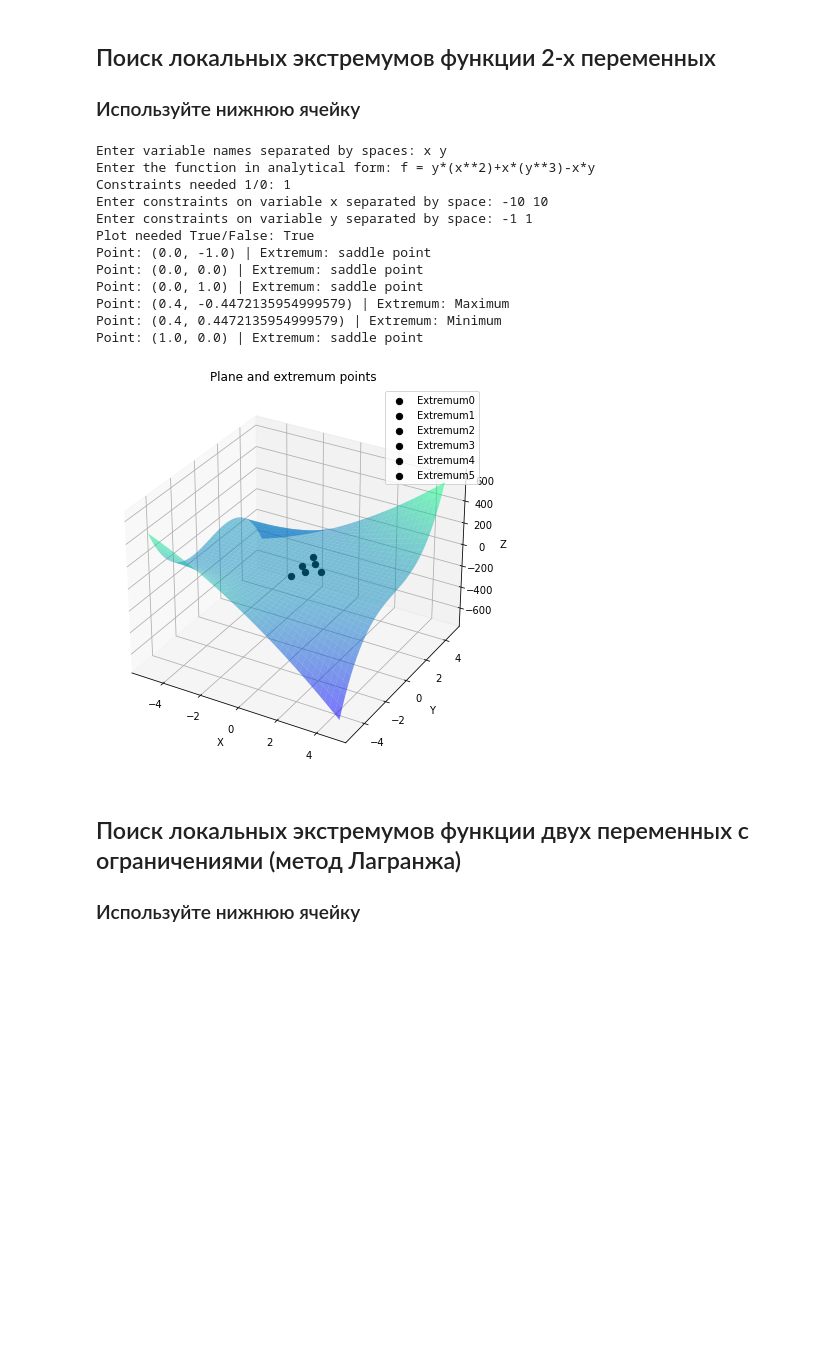
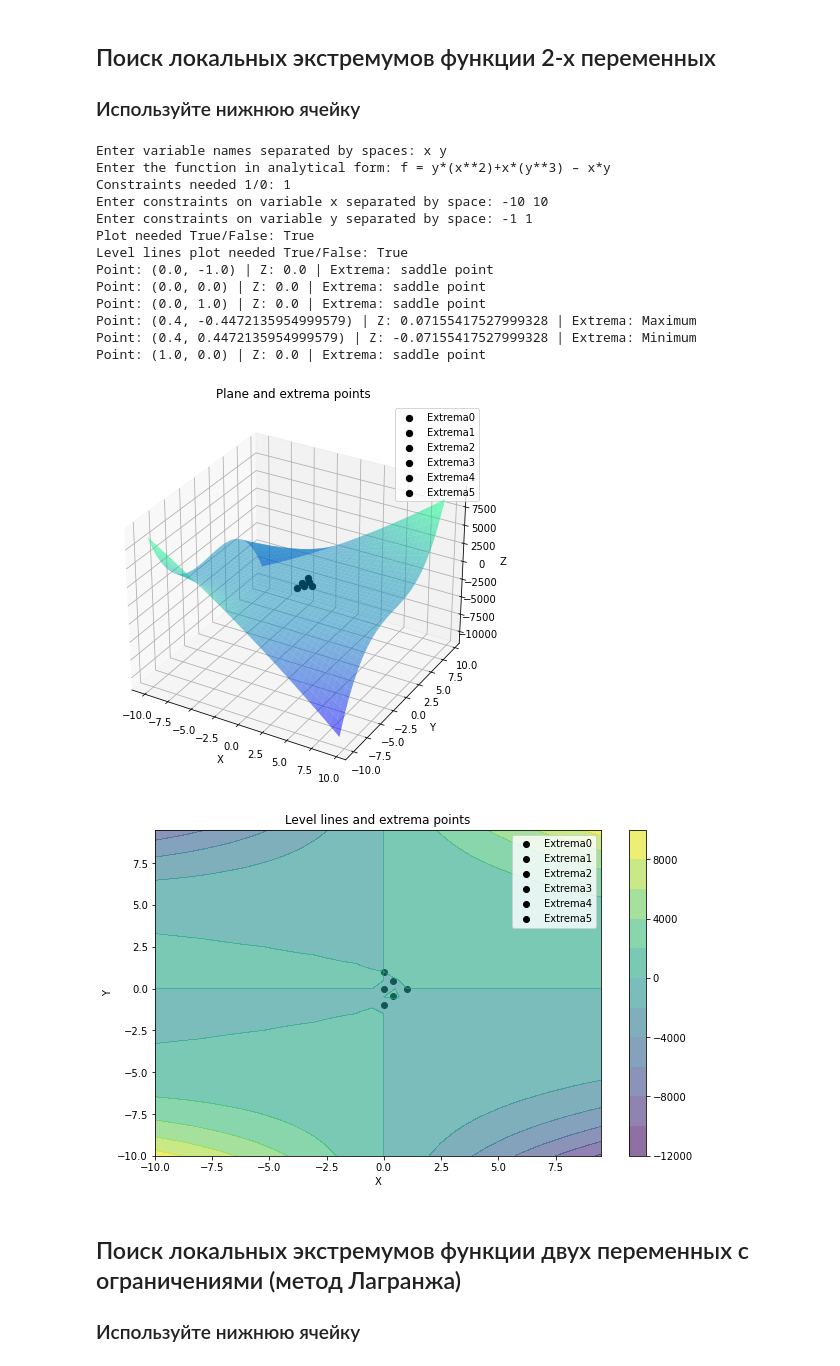
Before and after one commit to M1croZavr/ML_opt, a Jupyter notebook: twovarextremas/User interface notebook.ipynb, the cells around one changed output. Saved outputs shown, nothing was run; the diff lists cells and outputs as text; code cells hidden in the pictures; blank space fills up the shorter version.

```diff
--- a/twovarextremas/User interface notebook.ipynb
+++ b/twovarextremas/User interface notebook.ipynb
@@ -6,26 +6,29 @@ import find_extrema
 # %%
 vars_ = input('Enter variable names separated by spaces: ').split()
 f_analytic = input('Enter the function in analytical form: f = ')
 constraints = [] if input('Constraints needed 1/0: ') == '1' else None
 if constraints == []:
     constraints.append(tuple(map(lambda x: int(x.strip()), input('Enter constraints on variable x separated by space: ').split())))
     constraints.append(tuple(map(lambda x: int(x.strip()), input('Enter constraints on variable y separated by space: ').split())))
-plot_flag = eval(input('Plot needed True/False: ').strip().lower().capitalize())
-find_extrema.find_local_2var(vars_, f_analytic, constraints, plot_flag)
+plot1_flag = eval(input('Plot needed True/False: ').strip().lower().capitalize())
+plot2_flag = eval(input('Level lines plot needed True/False: ').strip().lower().capitalize())
+find_extrema.find_local_2var(vars_, f_analytic, constraints, plot1_flag, plot2_flag)
 # %% [output]
 Enter variable names separated by spaces: x y
-Enter the function in analytical form: f = y*(x**2)+x*(y**3)-x*y
+Enter the function in analytical form: f = y*(x**2)+x*(y**3) – x*y
 Constraints needed 1/0: 1
 Enter constraints on variable x separated by space: -10 10
 Enter constraints on variable y separated by space: -1 1
 Plot needed True/False: True
-Point: (0.0, -1.0) | Extremum: saddle point
-Point: (0.0, 0.0) | Extremum: saddle point
-Point: (0.0, 1.0) | Extremum: saddle point
-Point: (0.4, -0.4472135954999579) | Extremum: Maximum
-Point: (0.4, 0.4472135954999579) | Extremum: Minimum
-Point: (1.0, 0.0) | Extremum: saddle point
+Level lines plot needed True/False: True
+Point: (0.0, -1.0) | Z: 0.0 | Extrema: saddle point
+Point: (0.0, 0.0) | Z: 0.0 | Extrema: saddle point
+Point: (0.0, 1.0) | Z: 0.0 | Extrema: saddle point
+Point: (0.4, -0.4472135954999579) | Z: 0.07155417527999328 | Extrema: Maximum
+Point: (0.4, 0.4472135954999579) | Z: -0.07155417527999328 | Extrema: Minimum
+Point: (1.0, 0.0) | Z: 0.0 | Extrema: saddle point
-[figure, old version]
+[figure, new version]
+[figure, added]
 # %% [markdown]
 ## Поиск локальных экстремумов функции двух переменных с ограничениями (метод Лагранжа)
 ### Используйте нижнюю ячейку
```
Also changed, not shown: parts of 4 cells of this notebook, 2 other files.
